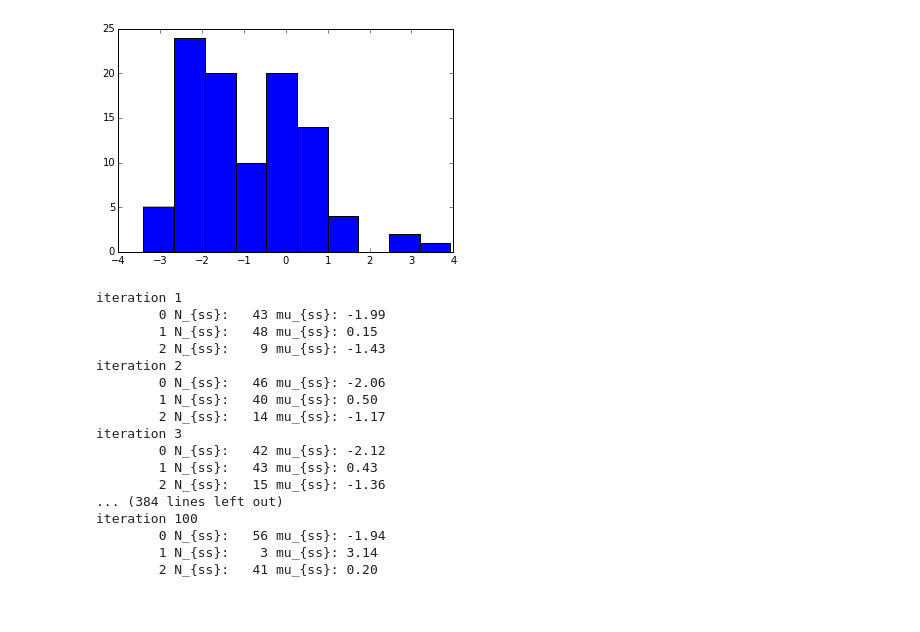
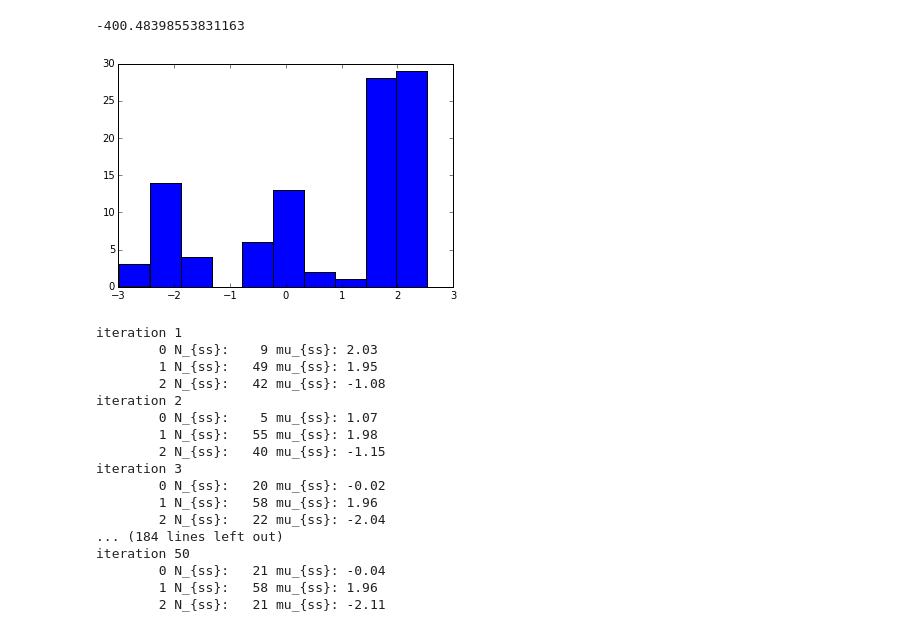
Before and after one commit to tdhopper/mcmc, a Jupyter notebook: Collapsed Gibbs Sampler for Finite Mixture Model.ipynb, the cells around one changed output. Saved outputs shown, nothing was run; the diff lists cells and outputs as text; code cells hidden in the pictures.

```diff
--- a/Collapsed Gibbs Sampler for Finite Mixture Model.ipynb
+++ b/Collapsed Gibbs Sampler for Finite Mixture Model.ipynb
@@ -94,7 +97,8 @@ def posterior_predictive_score(x_i, suffstat, sigma2, prior_mu, prior_sigma2):
     predictive_sigma2 = sigma2 + posterior_sigma2
     predictive_sd = np.sqrt(predictive_sigma2)
 
-    return np.log(stats.norm(predictive_mu, predictive_sd).pdf(x_i))
+    return stats.norm(predictive_mu, predictive_sd).logpdf(x_i)
+
 
 def generate_suffstat(X):
     X = np.array(X)
@@ -114,37 +118,52 @@ def sample_marginalized_parameters(suffstats, alpha, prior_mu, prior_sigma2, sig
     ## TODO
     mus = []
     for n, suffstat in enumerate(suffstats):
-        numerator = (prior_mu / prior_sigma2 + suffstat.mu * suffstat.N / sigma2)
-        denominator = 1.0 / prior_sigma2 + suffstat.N / sigma2
+        numerator = (prior_mu / prior_sigma2 +
+                     suffstat.mu * suffstat.N / sigma2)
+        denominator = (1.0 / prior_sigma2 +
+                       suffstat.N / sigma2)
         posterior_mu = numerator / denominator
         posterior_sigma2 = 1.0 / (1.0 / prior_sigma2 + suffstat.N)
         mus.append(stats.norm(posterior_mu, posterior_sigma2).rvs())
     return Params(pi, np.array(mus))
+
+def model_score(X, mu_vec, sigma2_vec, pi_vec):
+    scores = []
+    for x in X:
+        s = [pi * stats.norm(mu, sigma2).pdf(x)
+             for mu, sigma2, pi in
+             zip(mu_vec, sigma2_vec, pi_vec)]
+        scores.append(np.log(sum(s)))
+    return np.sum(scores)
 # %%
 # Generate data
 
 K = 3 # Number of components
-sigma2 = .3 # Fix variance for components
+sigma2 = .1 # Fix variance for components
 N = 100 # Total number of samples for fake data
-pi = [.5, .4, .1] # Component weights for fake data
+real_pi = [.25, .25, .5] # Component weights for fake data
+real_means = [-2, 0, 2]
+X, components = generate(weights=real_pi, means=real_means, var=sigma2, N=N)
+_ = plt.hist(X)
 
-X, components = generate(weights=pi, means=[-2, 0, 2], var=sigma2, N=N)
-_ = plt.hist(X)
+model_score(X, real_means, K * [sigma2], real_pi)
 # %% [output]
+-400.48398553831163
-[figure, old version]
+[figure, new version]
 # %%
 K = 3
-ITERS = 100
+ITERS = 50
 
 c = [random.choice(range(K)) for i in range(len(X))]
 all_suffstats = {k: generate_suffstat([x for x, assignment in zip(X, c) if assignment == k]) for k in range(K)}
 
-prior_mu, prior_sigma2 = 0, 3
+prior_mu, prior_sigma2 = 50, 5
 alpha = 1
 
 posterior_c_dist = []
 posterior_mu_dist = []
 posterior_pi_dist = []
+model_scores = []
 
 for iteration in range(ITERS):
     for i, (datapoint, assignment) in enumerate(zip(X, c)):
@@ -153,7 +172,7 @@ for iteration in range(ITERS):
         counts = Counter(c)
         cluster_sizes = [counts.get(k, 0) for k in range(K)]
         predictive_score = np.array([posterior_predictive_score(datapoint, ss, sigma2, prior_mu, prior_sigma2)
-                  for component, ss in all_suffstats.iteritems()])
+                                     for component, ss in all_suffstats.iteritems()])
         cluster_score = np.array([cluster_assign_score(cluster_sizes[component] - 1, K, alpha)
                                     for component, ss in all_suffstats.iteritems()])
         scores = predictive_score + cluster_score
@@ -164,29 +183,31 @@ for iteration in range(ITERS):
 
         all_suffstats[new_component] = add_datapoint_to_suffstats(datapoint, all_suffstats[new_component])
 
-    pi, mu = sample_marginalized_parameters(all_suffstats.values(), alpha, prior_mu, prior_sigma2, sigma2, K)
+    pi, mu = sample_marginalized_parameters(all_suffstats.values(), alpha,
+                                            prior_mu, prior_sigma2, sigma2, K)
     posterior_c_dist.append(c[:])
     posterior_mu_dist.append(mu)
     posterior_pi_dist.append(pi)
+
+    model_scores.append(model_score(X, mu, K * [sigma2], pi))
     print 'iteration', iteration + 1
-    # TODO: Print total model score (should decrease over time)
     for k, v in all_suffstats.iteritems():
         print "\t", k, v
 # %% [output]
 iteration 1
-        0 N_{ss}:   43 mu_{ss}: -1.99
-        1 N_{ss}:   48 mu_{ss}: 0.15
-        2 N_{ss}:    9 mu_{ss}: -1.43
+        0 N_{ss}:    9 mu_{ss}: 2.03
+        1 N_{ss}:   49 mu_{ss}: 1.95
+        2 N_{ss}:   42 mu_{ss}: -1.08
 iteration 2
-        0 N_{ss}:   46 mu_{ss}: -2.06
-        1 N_{ss}:   40 mu_{ss}: 0.50
-        2 N_{ss}:   14 mu_{ss}: -1.17
+        0 N_{ss}:    5 mu_{ss}: 1.07
+        1 N_{ss}:   55 mu_{ss}: 1.98
+        2 N_{ss}:   40 mu_{ss}: -1.15
 iteration 3
-        0 N_{ss}:   42 mu_{ss}: -2.12
-        1 N_{ss}:   43 mu_{ss}: 0.43
-        2 N_{ss}:   15 mu_{ss}: -1.36
-... (384 lines left out)
-iteration 100
-        0 N_{ss}:   56 mu_{ss}: -1.94
-        1 N_{ss}:    3 mu_{ss}: 3.14
-        2 N_{ss}:   41 mu_{ss}: 0.20
+        0 N_{ss}:   20 mu_{ss}: -0.02
+        1 N_{ss}:   58 mu_{ss}: 1.96
+        2 N_{ss}:   22 mu_{ss}: -2.04
+... (184 lines left out)
+iteration 50
+        0 N_{ss}:   21 mu_{ss}: -0.04
+        1 N_{ss}:   58 mu_{ss}: 1.96
+        2 N_{ss}:   21 mu_{ss}: -2.11
```
Also changed, not shown: parts of 5 cells of this notebook.
